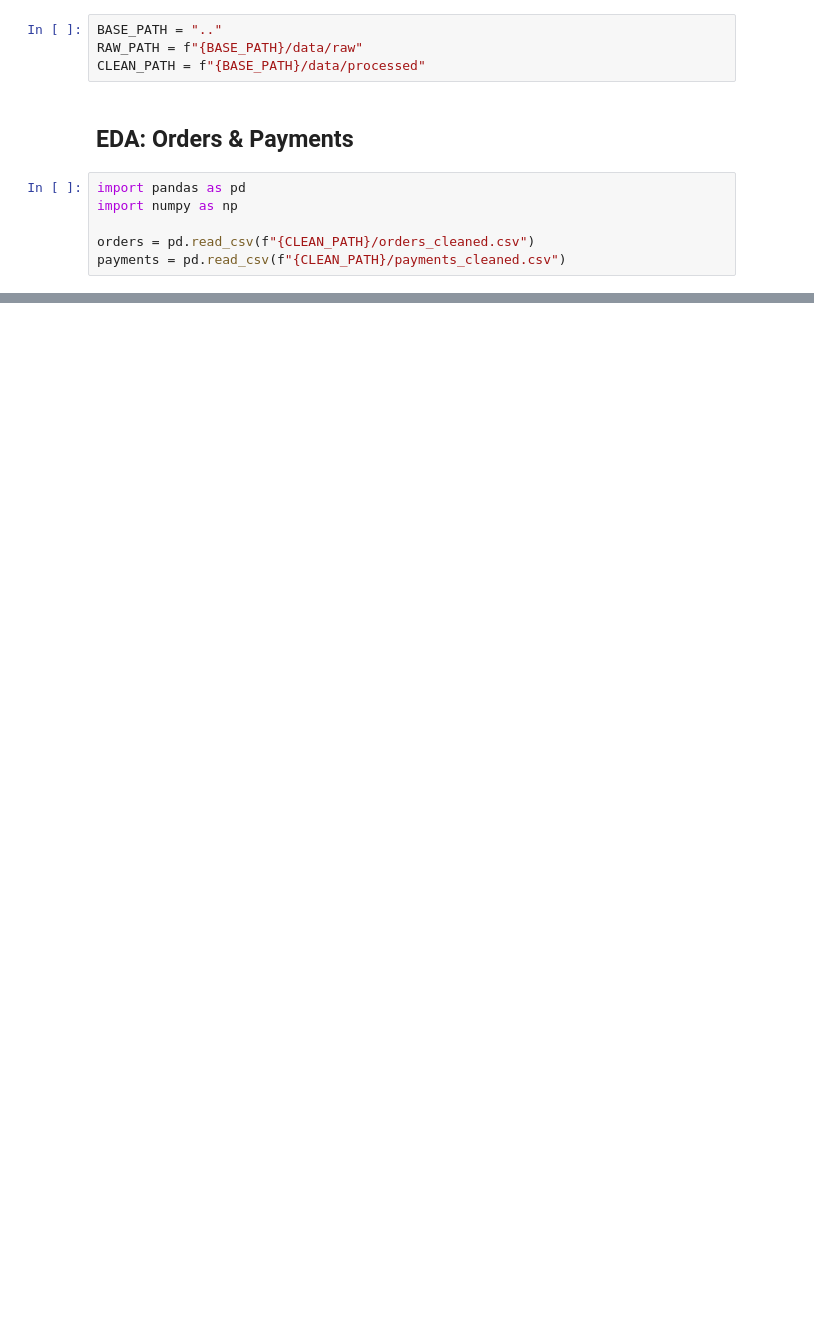
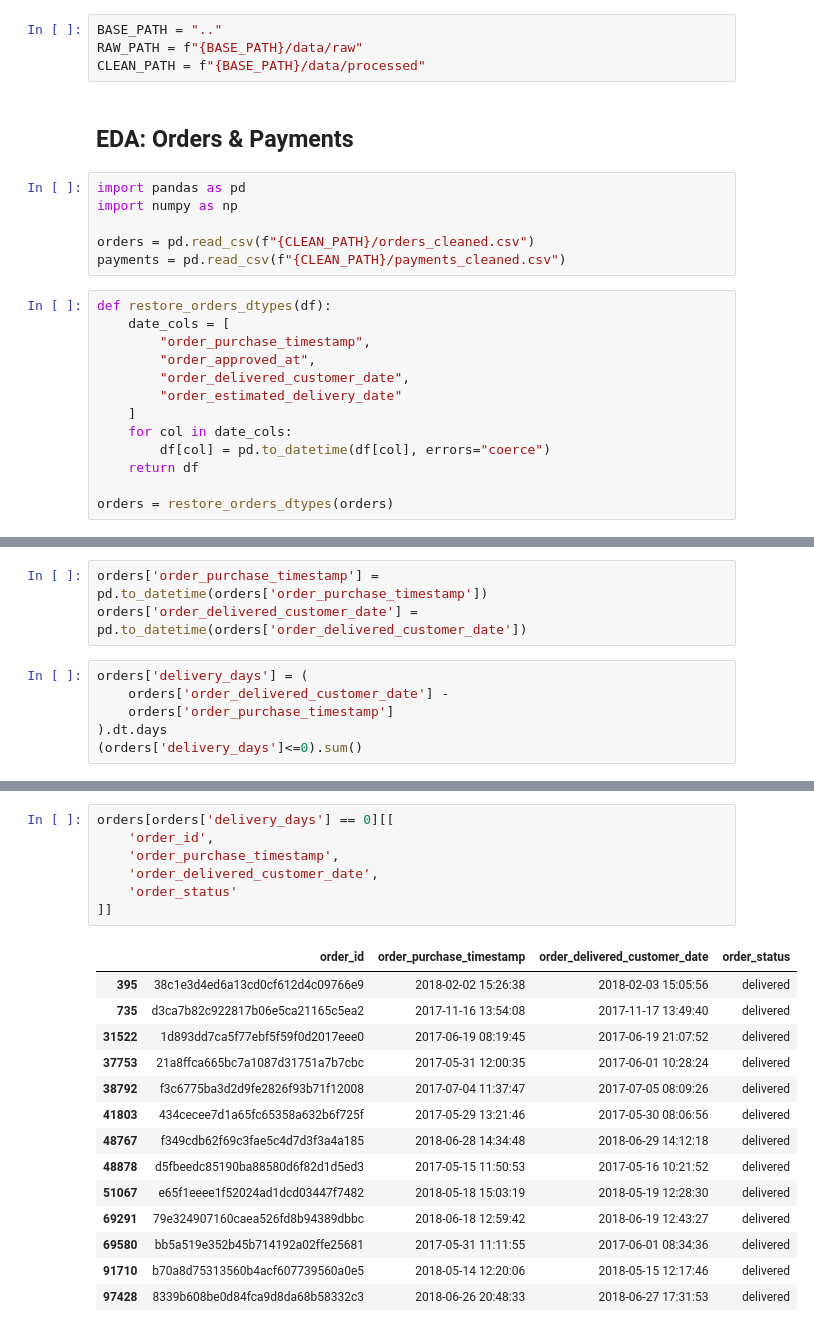
Before and after one commit to khareparth12-sketch/ecommerce-customer-and-sales-analysis, a Jupyter notebook: notebooks/03_eda.ipynb, the cells around one changed output, grey strips where cells are left out. Drawn from its saved outputs; the diff is of its cells as text; blank space fills up the shorter version.

```diff
--- a/notebooks/03_eda.ipynb
+++ b/notebooks/03_eda.ipynb
@@ -10,6 +10,19 @@ import numpy as np
 
 orders = pd.read_csv(f"{CLEAN_PATH}/orders_cleaned.csv")
 payments = pd.read_csv(f"{CLEAN_PATH}/payments_cleaned.csv")
+# %%
+def restore_orders_dtypes(df):
+    date_cols = [
+        "order_purchase_timestamp",
+        "order_approved_at",
+        "order_delivered_customer_date",
+        "order_estimated_delivery_date"
+    ]
+    for col in date_cols:
+        df[col] = pd.to_datetime(df[col], errors="coerce")
+    return df
+
+orders = restore_orders_dtypes(orders)
 # %%
 orders.head()
 # %% [output]
@@ -34,0 +74,9 @@ dtype: object
+# %%
+orders['order_purchase_timestamp'] = pd.to_datetime(orders['order_purchase_timestamp'])
+orders['order_delivered_customer_date'] = pd.to_datetime(orders['order_delivered_customer_date'])
+# %%
+orders['delivery_days'] = (
+    orders['order_delivered_customer_date'] -
+    orders['order_purchase_timestamp']
+).dt.days
+(orders['delivery_days']<=0).sum()
@@ -34,0 +95,22 @@ dtype: object
+# %%
+orders[orders['delivery_days'] == 0][[
+    'order_id',
+    'order_purchase_timestamp',
+    'order_delivered_customer_date',
+    'order_status'
+]]
+# %% [output]
+|  | order_id | order_purchase_timestamp | order_delivered_customer_date | order_status |
+| 395 | 38c1e3d4ed6a13cd0cf612d4c09766e9 | 2018-02-02 15:26:38 | 2018-02-03 15:05:56 | delivered |
+| 735 | d3ca7b82c922817b06e5ca21165c5ea2 | 2017-11-16 13:54:08 | 2017-11-17 13:49:40 | delivered |
+| 31522 | 1d893dd7ca5f77ebf5f59f0d2017eee0 | 2017-06-19 08:19:45 | 2017-06-19 21:07:52 | delivered |
+| 37753 | 21a8ffca665bc7a1087d31751a7b7cbc | 2017-05-31 12:00:35 | 2017-06-01 10:28:24 | delivered |
+| 38792 | f3c6775ba3d2d9fe2826f93b71f12008 | 2017-07-04 11:37:47 | 2017-07-05 08:09:26 | delivered |
+| 41803 | 434cecee7d1a65fc65358a632b6f725f | 2017-05-29 13:21:46 | 2017-05-30 08:06:56 | delivered |
+| 48767 | f349cdb62f69c3fae5c4d7d3f3a4a185 | 2018-06-28 14:34:48 | 2018-06-29 14:12:18 | delivered |
+| 48878 | d5fbeedc85190ba88580d6f82d1d5ed3 | 2017-05-15 11:50:53 | 2017-05-16 10:21:52 | delivered |
+| 51067 | e65f1eeee1f52024ad1dcd03447f7482 | 2018-05-18 15:03:19 | 2018-05-19 12:28:30 | delivered |
+| 69291 | 79e324907160caea526fd8b94389dbbc | 2018-06-18 12:59:42 | 2018-06-19 12:43:27 | delivered |
+| 69580 | bb5a519e352b45b714192a02ffe25681 | 2017-05-31 11:11:55 | 2017-06-01 08:34:36 | delivered |
+| 91710 | b70a8d75313560b4acf607739560a0e5 | 2018-05-14 12:20:06 | 2018-05-15 12:17:46 | delivered |
+| 97428 | 8339b608be0d84fca9d8da68b58332c3 | 2018-06-26 20:48:33 | 2018-06-27 17:31:53 | delivered |
```
Also changed, not shown: parts of 61 cells of this notebook.
